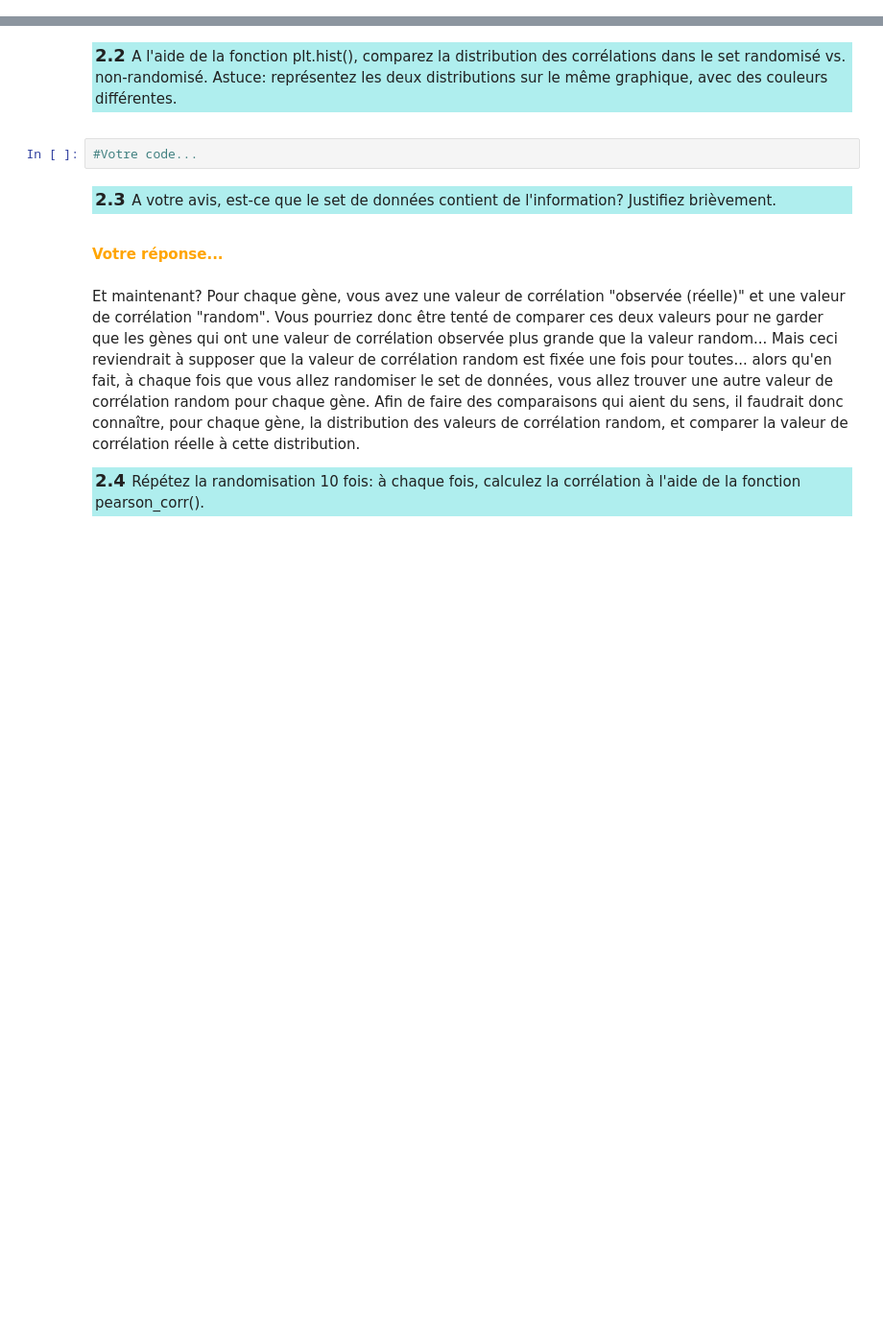
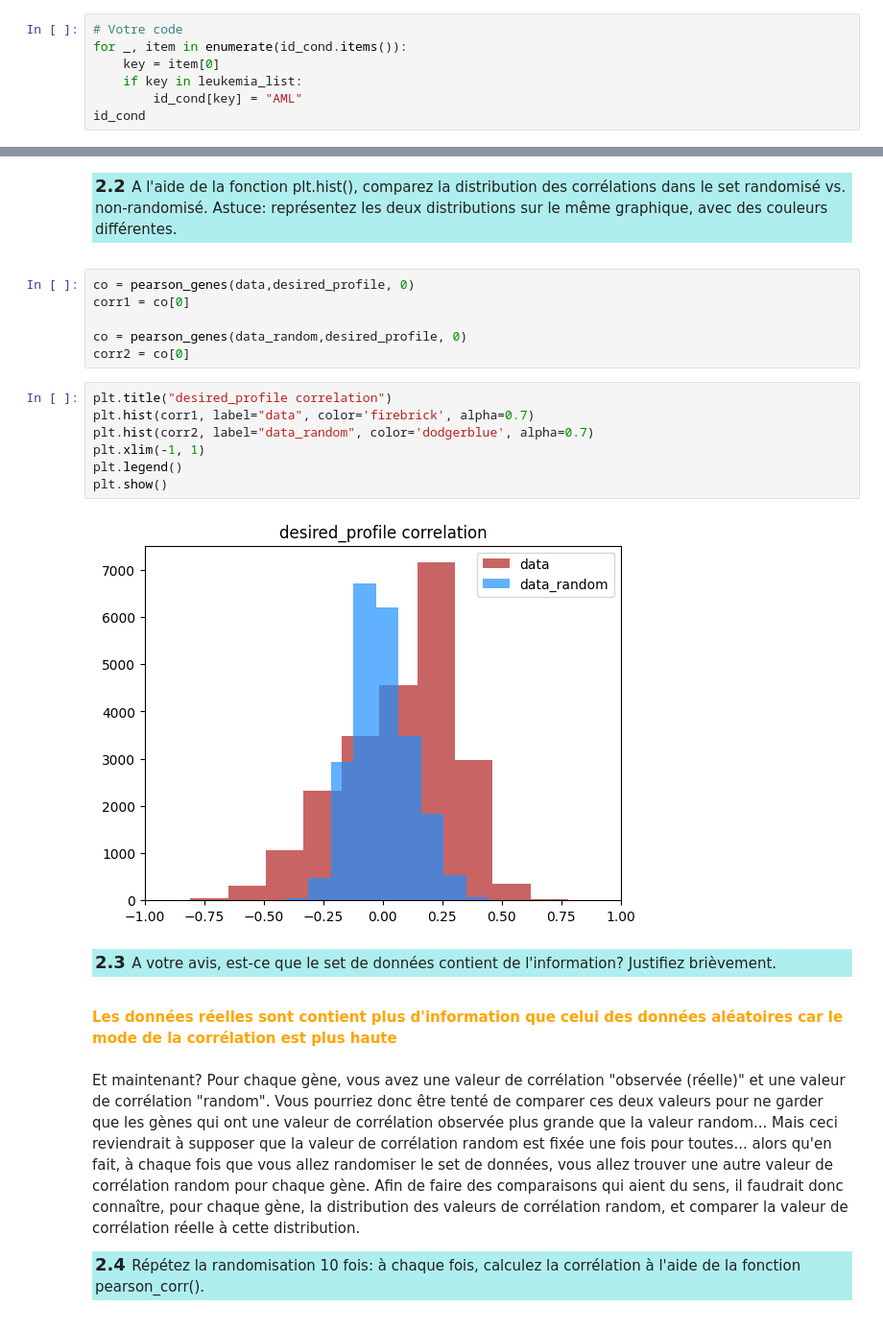
Before and after one commit to michaelstrefeler/BBC_Labs, a Jupyter notebook: Labo05/TP5_BBC_Strefeler.ipynb, the cells around one changed output, grey strips where cells are left out. Shown at 96% size. Cells and saved outputs as stored; diff of their text form; blank space fills up the shorter version.

```diff
--- a/Labo05/TP5_BBC_Strefeler.ipynb
+++ b/Labo05/TP5_BBC_Strefeler.ipynb
@@ -158,0 +260,7 @@ print('Nombre de condition: ',len(id_cond))
+# %%
+# Votre code
+for _, item in enumerate(id_cond.items()):
+    key = item[0]
+    if key in leukemia_list:
+        id_cond[key] = "AML"
+id_cond
@@ -390,14 +563,27 @@ print(str(data_random[3,0:5])+' = le même gène avec les conditions randomisée
 <p style="background-color:#AFEEEE;padding:3px"><font size="4"><b>2.2 </b></font>
 A l'aide de la fonction plt.hist(), comparez la distribution des corrélations dans le set randomisé vs. non-randomisé. Astuce: représentez les deux distributions sur le même graphique, avec des couleurs différentes.
 <p>
-# %%
-#Votre code...
+# %%
+co = pearson_genes(data,desired_profile, 0)
+corr1 = co[0]
+
+co = pearson_genes(data_random,desired_profile, 0)
+corr2 = co[0]
+# %%
+plt.title("desired_profile correlation")
+plt.hist(corr1, label="data", color='firebrick', alpha=0.7)
+plt.hist(corr2, label="data_random", color='dodgerblue', alpha=0.7)
+plt.xlim(-1, 1)
+plt.legend()
+plt.show()
+# %% [output]
+[figure, added]
 # %% [markdown]
 <p style="background-color:#AFEEEE;padding:3px"><font size="4"><b>2.3 </b></font>
 A votre avis, est-ce que le set de données contient de l'information? Justifiez brièvement.
 <p>
-# %% [markdown]
-<font color="orange"><b>Votre réponse...</b></font>
+# %% [markdown]
+<font color="orange"><b>Les données réelles sont contient plus d'information que celui des données aléatoires car le mode de la corrélation est plus haute</b></font>
 # %% [markdown]
 Et maintenant? Pour chaque gène, vous avez une valeur de corrélation "observée (réelle)" et une valeur de corrélation "random". Vous pourriez donc être tenté de comparer ces deux valeurs pour ne garder que les gènes qui ont une valeur de corrélation observée plus grande que la valeur random... Mais ceci reviendrait à supposer que la valeur de corrélation random est fixée une fois pour toutes... alors qu'en fait, à chaque fois que vous allez randomiser le set de données, vous allez trouver une autre valeur de corrélation random pour chaque gène. Afin de faire des comparaisons qui aient du sens, il faudrait donc connaître, pour chaque gène, la distribution des valeurs de corrélation random, et comparer la valeur de corrélation réelle à cette distribution.
 
```
Also changed, not shown: parts of 31 cells of this notebook, 2 other files.
